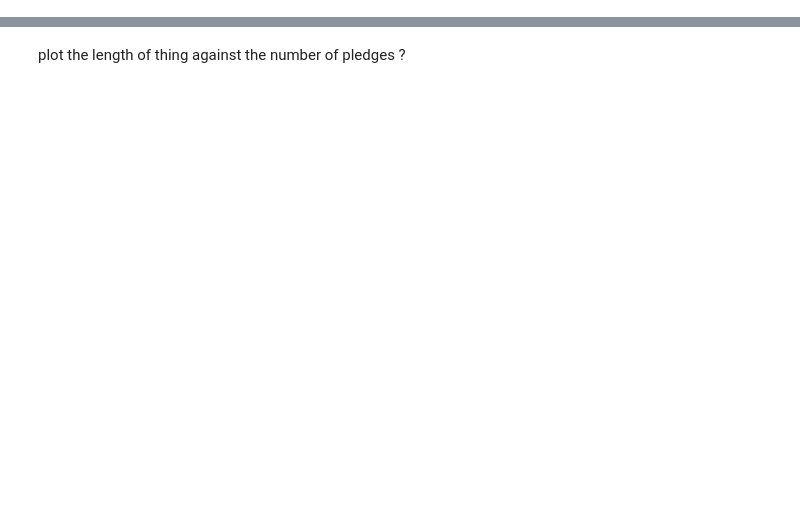
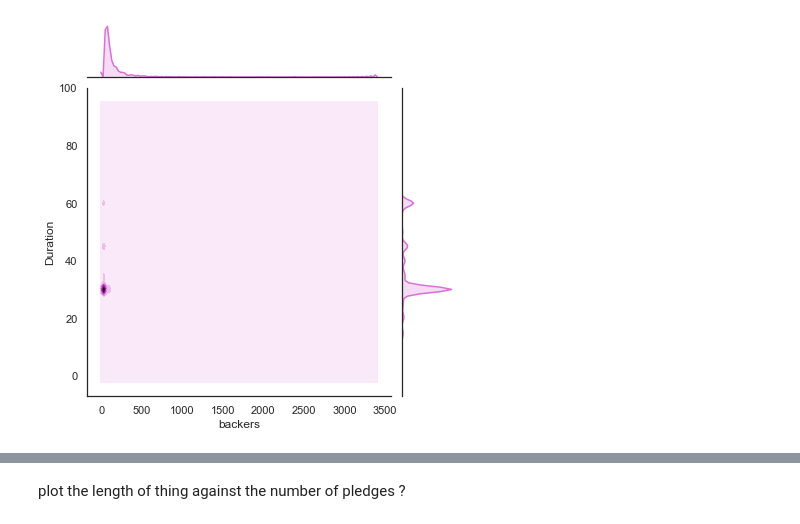
Before and after one commit to kgreengrass/fictional-happiness, a Jupyter notebook: Kickstarter.ipynb, the cells around one changed output, grey strips where cells are left out. Saved outputs shown, nothing was run; the diff lists cells and outputs as text; code cells hidden in the pictures; blank space fills up the shorter version.

Commit message:
did success vs failure plots

```diff
--- a/Kickstarter.ipynb
+++ b/Kickstarter.ipynb
@@ -79,0 +36,2 @@ df3.head
+# %%
+tecfailed = tec[tec['state'] == 'failed']
@@ -79,0 +50,8 @@ df3.head
+# %%
+df4 = pd.DataFrame({'backers': tecfailed['backers'],'Duration': (abs(tecd-tecl)).dt.days})
+# %%
+sns.set(style="white")
+sns_plot1 = sns.jointplot(data=df4, x='backers', y='Duration', kind='kde', color='orchid' )
+sns_plot1.savefig("fail.png")
+# %% [output]
+[figure, added]
```
Also changed, not shown: parts of 22 cells of this notebook, 5 other files.
